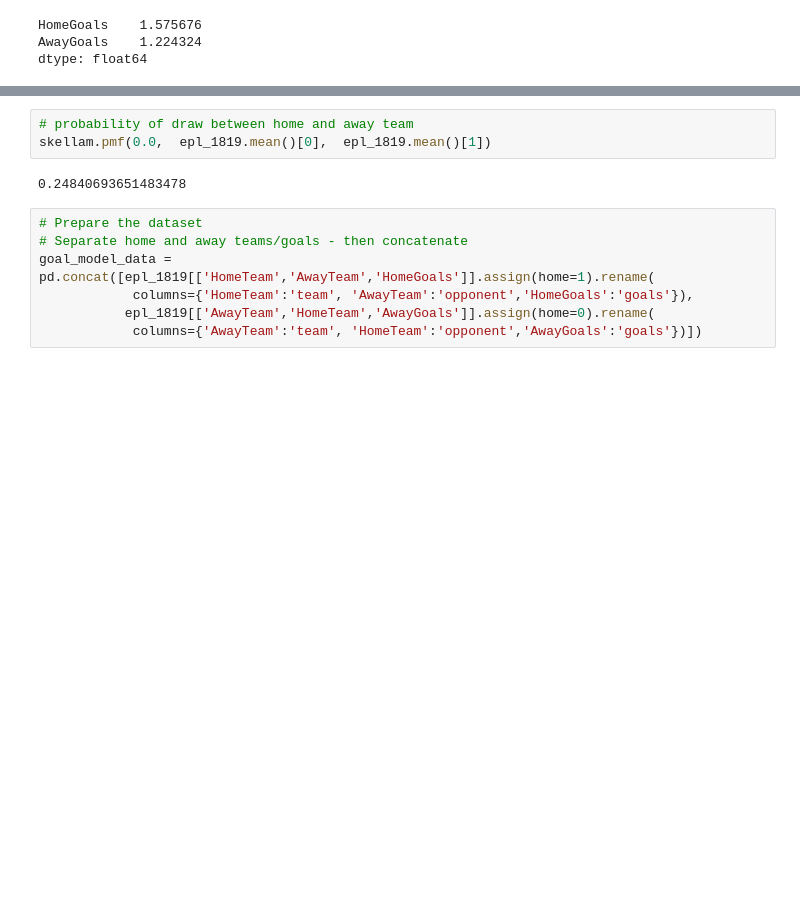
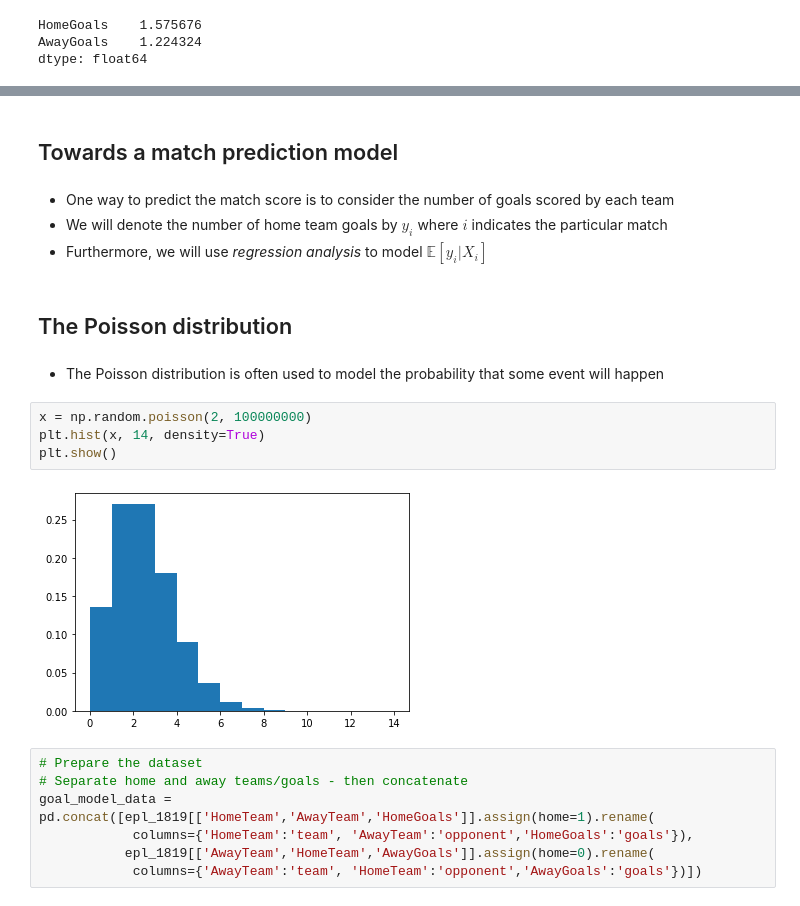
Before and after one commit to roncv/FootballForecasting, a Jupyter notebook: presentation.ipynb, the cells around one changed output, grey strips where cells are left out. Saved outputs shown, nothing was run; the diff lists cells and outputs as text; blank space fills up the shorter version.

```diff
--- a/presentation.ipynb
+++ b/presentation.ipynb
@@ -65,8 +69,19 @@ dtype: float64
-# %%
-# probability of draw between home and away team
-skellam.pmf(0.0,  epl_1819.mean()[0],  epl_1819.mean()[1])
-# %% [output]
-0.24840693651483478
+# %% [markdown]
+## Towards a match prediction model
+# %% [markdown]
+- One way to predict the match score is to consider the number of goals scored by each team
+- We will denote the number of home team goals by $y_i$ where $i$ indicates the particular match
+- Furthermore, we will use *regression analysis* to model $\mathbb{E}[y_i | X_i]$
+# %% [markdown]
+## The Poisson distribution
+# %% [markdown]
+- The Poisson distribution is often used to model the probability that some event will happen
+# %%
+x = np.random.poisson(2, 100000000)
+plt.hist(x, 14, density=True)
+plt.show()
+# %% [output]
+[figure, added]
 # %%
 # Prepare the dataset
 # Separate home and away teams/goals - then concatenate
```
Also changed, not shown: parts of 11 cells of this notebook, 1 other file.
